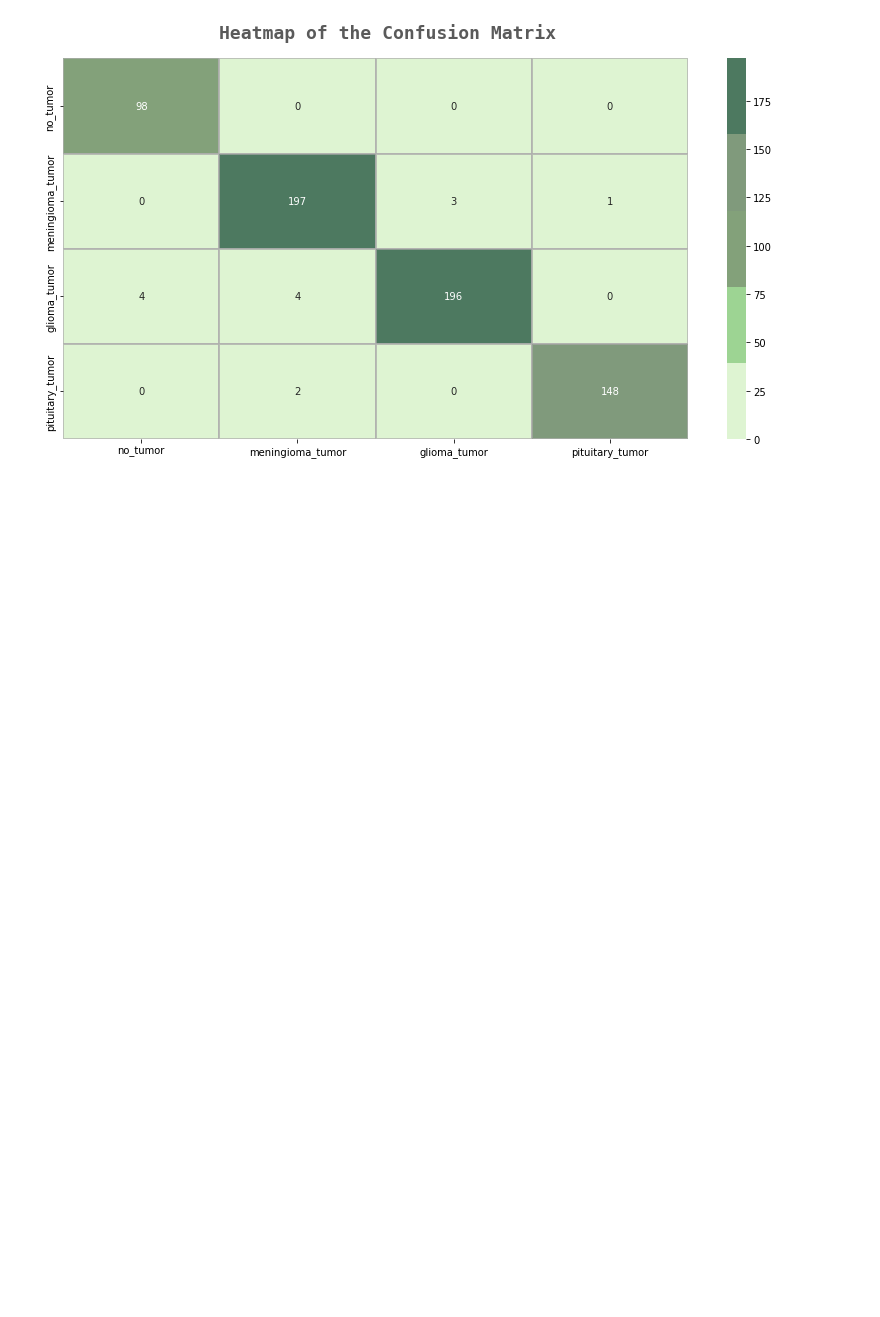
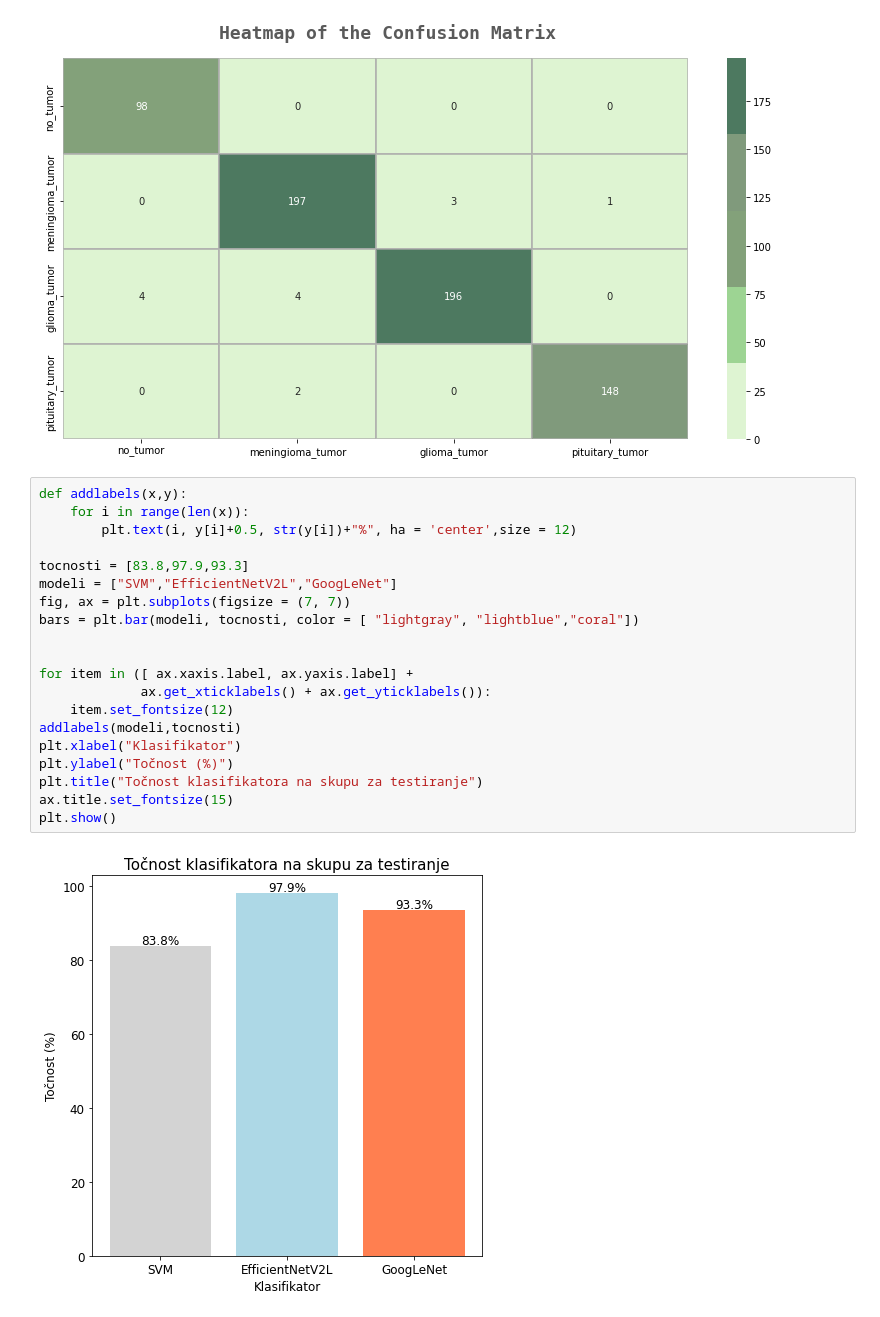
Before and after one commit to reapintar/ASUB-Projekt, a Jupyter notebook: analizer.ipynb, the cells around one changed output. Cells and saved outputs as stored; diff of their text form; blank space fills up the shorter version.

Commit message:
dodan graf za accuracy klasifikatora

```diff
--- a/analizer.ipynb
+++ b/analizer.ipynb
@@ -268,3 +268,25 @@ fig.text(s='Heatmap of the Confusion Matrix',size=18,fontweight='bold',
 plt.show()
 # %% [output]
 [figure]
+# %%
+def addlabels(x,y):
+    for i in range(len(x)):
+        plt.text(i, y[i]+0.5, str(y[i])+"%", ha = 'center',size = 12)
+
+tocnosti = [83.8,97.9,93.3]
+modeli = ["SVM","EfficientNetV2L","GoogLeNet"]
+fig, ax = plt.subplots(figsize = (7, 7))
+bars = plt.bar(modeli, tocnosti, color = [ "lightgray", "lightblue","coral"])
+
+
+for item in ([ ax.xaxis.label, ax.yaxis.label] +
+             ax.get_xticklabels() + ax.get_yticklabels()):
+    item.set_fontsize(12)
+addlabels(modeli,tocnosti)
+plt.xlabel("Klasifikator")
+plt.ylabel("Točnost (%)")
+plt.title("Točnost klasifikatora na skupu za testiranje")
+ax.title.set_fontsize(15)
+plt.show()
+# %% [output]
+[figure, added]
```
Also changed, not shown: parts of 2 cells of this notebook, 1 other file.
